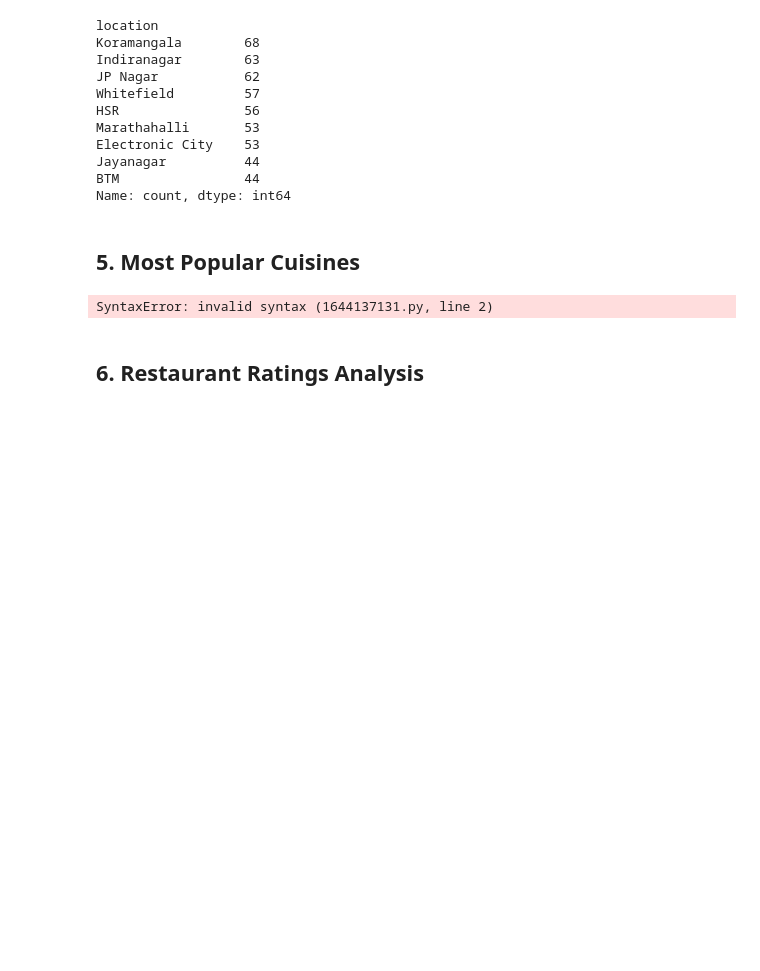
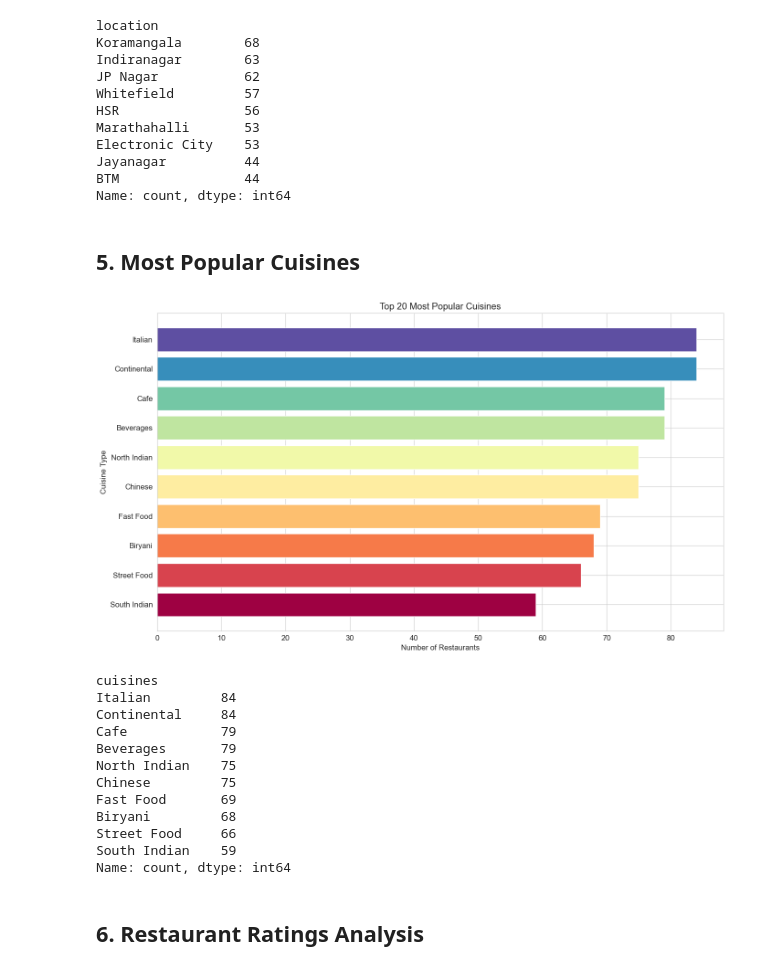
Before and after one commit to ananya1558/zomato_data_analysis, a Jupyter notebook: zomato_analysis.ipynb, the cells around one changed output. Saved outputs shown, nothing was run; the diff lists cells and outputs as text; code cells hidden in the pictures; blank space fills up the shorter version.

```diff
--- a/zomato_analysis.ipynb
+++ b/zomato_analysis.ipynb
@@ -231,37 +229,67 @@ Name: count, dtype: int64
 ## 5. Most Popular Cuisines
 # %%
 def analyze_cuisines(df):
-    """Analyze most popular cuisines."""    git push origin main
+    """Analyze most popular cuisines."""
+
     cuisine_col = None
+
     for col in ['cuisines', 'cuisine', 'Cuisines']:
         if col in df.columns:
             cuisine_col = col
             break
 
-    if not cuisine_col:
+    if cuisine_col is None:
         print("No cuisine column found")
         return None
 
     # Split multiple cuisines and count each
     all_cuisines = df[cuisine_col].dropna().str.split(',').explode()
     all_cuisines = all_cuisines.str.strip()
+
     cuisine_counts = all_cuisines.value_counts().head(20)
 
     plt.figure(figsize=(14, 8))
+
     colors = plt.cm.Spectral(np.linspace(0, 1, len(cuisine_counts)))
-    bars = plt.barh(cuisine_counts.index[::-1], cuisine_counts.values[::-1], color=colors)
+
+    plt.barh(
+        cuisine_counts.index[::-1],
+        cuisine_counts.values[::-1],
+        color=colors
+    )
+
     plt.xlabel('Number of Restaurants')
     plt.ylabel('Cuisine Type')
     plt.title('Top 20 Most Popular Cuisines')
+
     plt.tight_layout()
-    plt.savefig('plots/cuisine_distribution.png', dpi=150, bbox_inches='tight')
+
+    plt.savefig(
+        'plots/cuisine_distribution.png',
+        dpi=150,
+        bbox_inches='tight'
+    )
+
     plt.show()
 
     return cuisine_counts
 
+
 analyze_cuisines(df_clean)
 # %% [output]
+[figure, added]
-SyntaxError: invalid syntax (1644137131.py, line 2)
+cuisines
+Italian         84
+Continental     84
+Cafe            79
+Beverages       79
+North Indian    75
+Chinese         75
+Fast Food       69
+Biryani         68
+Street Food     66
+South Indian    59
+Name: count, dtype: int64
 # %% [markdown]
 ## 6. Restaurant Ratings Analysis
 # %%
```
Also changed, not shown: parts of 6 cells of this notebook.
